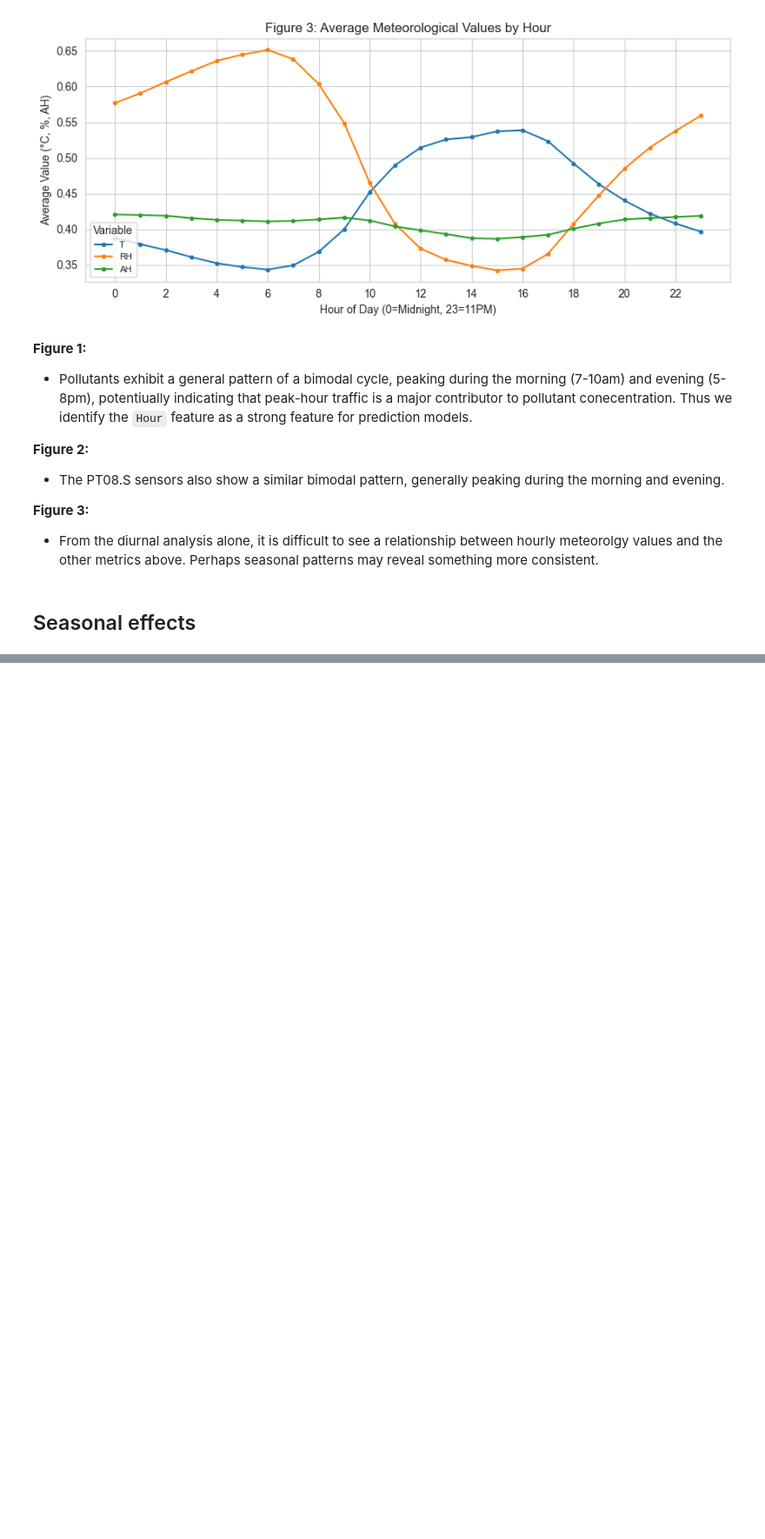
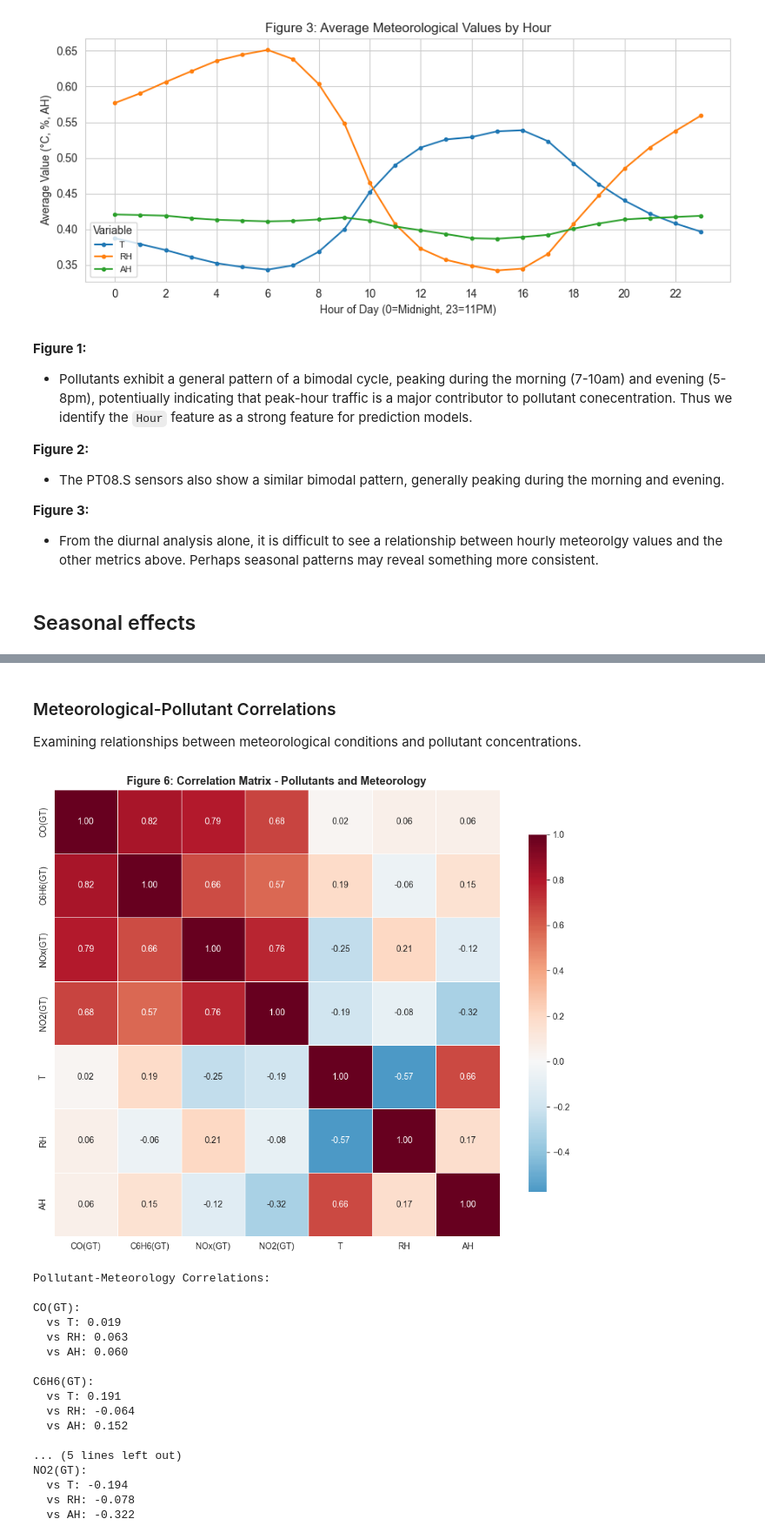
Before and after one commit to jerryjlzhou/9417_Group_Project, a Jupyter notebook: src/data/data_analysis.ipynb, the cells around one changed output, grey strips where cells are left out. Shown at 87% size. Cells and saved outputs as stored; diff of their text form; code cells hidden in the pictures; blank space fills up the shorter version.

```diff
--- a/src/data/data_analysis.ipynb
+++ b/src/data/data_analysis.ipynb
@@ -192,0 +293,43 @@ plt.show()
+# %% [markdown]
+### Meteorological-Pollutant Correlations
+
+Examining relationships between meteorological conditions and pollutant concentrations.
+# %%
+# Combined correlation matrix
+combined_cols = pollutant_cols + meteo_cols
+combined_corr = df_processed[combined_cols].corr()
+
+# Create heatmap
+plt.figure(figsize=(10, 8))
+sns.heatmap(combined_corr, annot=True, fmt='.2f', cmap='RdBu_r', center=0,
+            square=True, linewidths=0.5, cbar_kws={"shrink": 0.8})
+plt.title('Figure 6: Correlation Matrix - Pollutants and Meteorology', fontsize=13, fontweight='bold')
+plt.tight_layout()
+plt.show()
+
+# Extract pollutant-meteorology correlations
+print("\nPollutant-Meteorology Correlations:")
+for pollutant in pollutant_cols:
+    print(f"\n{pollutant}:")
+    for meteo in meteo_cols:
+        corr_value = combined_corr.loc[pollutant, meteo]
+        print(f"  vs {meteo}: {corr_value:.3f}")
+# %% [output]
+[figure, added]
+Pollutant-Meteorology Correlations:
+
+CO(GT):
+  vs T: 0.019
+  vs RH: 0.063
+  vs AH: 0.060
+
+C6H6(GT):
+  vs T: 0.191
+  vs RH: -0.064
+  vs AH: 0.152
+
+... (5 lines left out)
+NO2(GT):
+  vs T: -0.194
+  vs RH: -0.078
+  vs AH: -0.322
```
Also changed, not shown: parts of 12 cells of this notebook, 4 other files.
